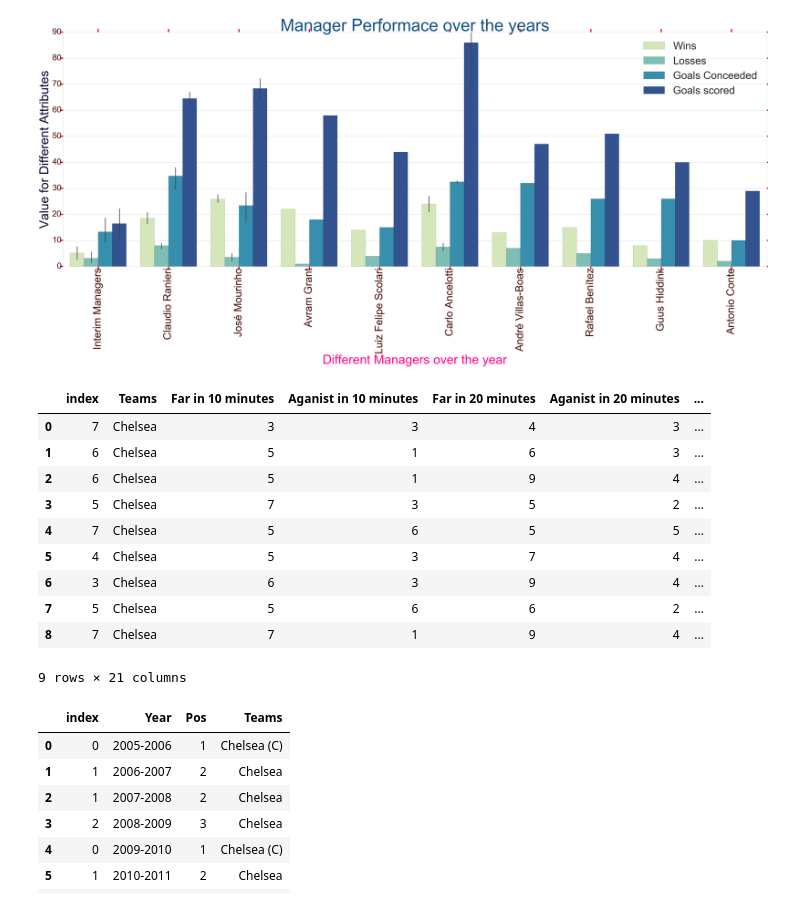
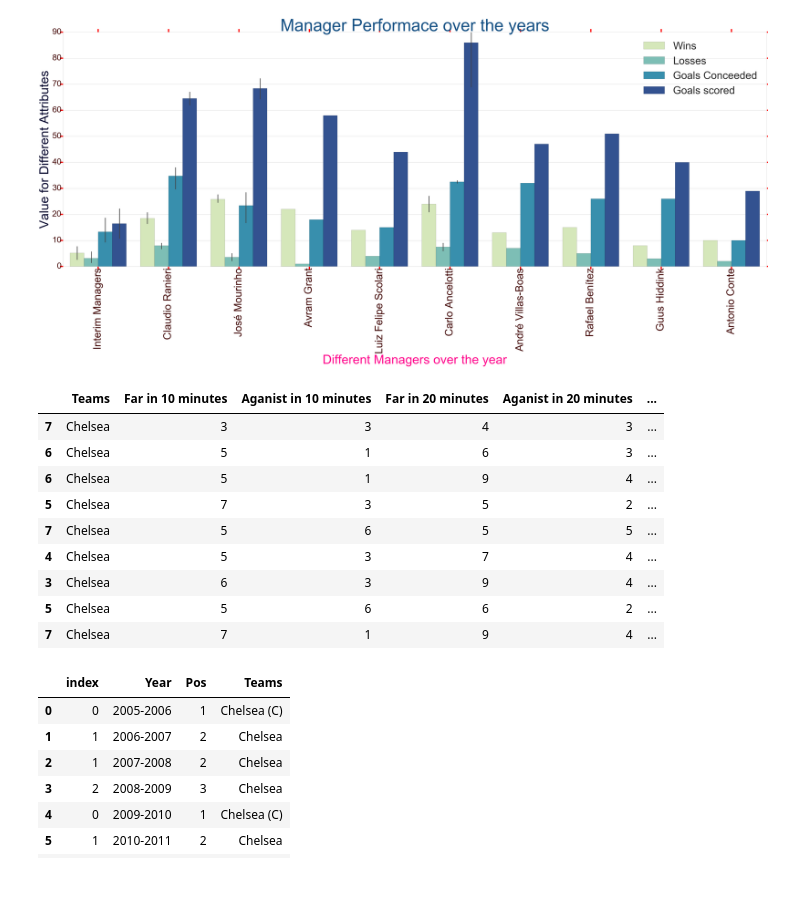
Before and after one commit to Sujaydas/DataAnalysisusingPython, a Jupyter notebook: Final Exam/Final Data Analysis and Visualization Project.ipynb, the cells around one changed output. Drawn from its saved outputs; the diff is of its cells as text; code cells hidden in the pictures.

```diff
--- a/Final Exam/Final Data Analysis and Visualization Project.ipynb
+++ b/Final Exam/Final Data Analysis and Visualization Project.ipynb
@@ -536,44 +536,49 @@ for Goals_file in glob(r"C:\Data Analysis\Sujay_DataAnalysis\Final\Goals\*.csv")
     Goals_df = Goals_df.rename(columns={'0-10': 'Far in 10 minutes'})
     Goals_df = Goals_df.rename(columns={'0-10.1': 'Aganist in 10 minutes'})
     Goals_df = Goals_df.rename(columns={'20-Nov': 'Far in 20 minutes'})
     Goals_df = Goals_df.rename(columns={'20-Nov.1': 'Aganist in 20 minutes'})
     Goals_df = Goals_df.rename(columns={'21-30': 'Far in 30 minutes'})
     Goals_df = Goals_df.rename(columns={'21-30.1': 'Aganist in 30 minutes'})
     Goals_df = Goals_df.rename(columns={'31-40': 'Far in 40 minutes'})
     Goals_df = Goals_df.rename(columns={'31-40.1': 'Aganist in 40 minutes'})
     Goals_df = Goals_df.rename(columns={'41-50': 'Far in 50 minutes'})
     Goals_df = Goals_df.rename(columns={'41-50.1': 'Aganist in 50 minutes'})
     Goals_df = Goals_df.rename(columns={'51-60': 'Far in 60 minutes'})
     Goals_df = Goals_df.rename(columns={'51-60.1': 'Aganist in 60 minutes'})
     Goals_df = Goals_df.rename(columns={'61-70': 'Far in 70 minutes'})
     Goals_df = Goals_df.rename(columns={'61-70.1': 'Aganist in 70 minutes'})
     Goals_df = Goals_df.rename(columns={'71-80': 'Far in 80 minutes'})
     Goals_df = Goals_df.rename(columns={'71-80.1': 'Aganist in 80 minutes'})
     Goals_df = Goals_df.rename(columns={'81-90': 'Far in 90 minutes'})
     Goals_df = Goals_df.rename(columns={'81-90.1': 'Aganist in 90 minutes'})
 
     temp_goals_df = Goals_df[:]
     temp_goals_df = temp_goals_df.ix[temp_goals_df['Teams'].str.contains(Team_Name_Goals)]
     goal_all_list.append(temp_goals_df)
 
     cnt2 +=1
     if cnt2 == 10: break
 
 
 Final_goal_df = pd.concat(goal_all_list)
 Final_goal_df.reset_index()
+
+
+#Final_goal_df_file = r"C:\Users\Hp\Desktop\New folder\test.csv"
+#Final_goal_df.to_csv(Final_goal_df_file, sep=',', encoding='utf-8')
+#inal_goal_df.to_csv()
+Final_goal_df
 # %% [output]
-|  | index | Teams | Far in 10 minutes | Aganist in 10 minutes | Far in 20 minutes | Aganist in 20 minutes | ... |
-| 0 | 7 | Chelsea | 3 | 3 | 4 | 3 | ... |
-| 1 | 6 | Chelsea | 5 | 1 | 6 | 3 | ... |
-| 2 | 6 | Chelsea | 5 | 1 | 9 | 4 | ... |
-| 3 | 5 | Chelsea | 7 | 3 | 5 | 2 | ... |
-| 4 | 7 | Chelsea | 5 | 6 | 5 | 5 | ... |
-| 5 | 4 | Chelsea | 5 | 3 | 7 | 4 | ... |
-| 6 | 3 | Chelsea | 6 | 3 | 9 | 4 | ... |
-| 7 | 5 | Chelsea | 5 | 6 | 6 | 2 | ... |
-| 8 | 7 | Chelsea | 7 | 1 | 9 | 4 | ... |
+|  | Teams | Far in 10 minutes | Aganist in 10 minutes | Far in 20 minutes | Aganist in 20 minutes | ... |
+| 7 | Chelsea | 3 | 3 | 4 | 3 | ... |
+| 6 | Chelsea | 5 | 1 | 6 | 3 | ... |
+| 6 | Chelsea | 5 | 1 | 9 | 4 | ... |
+| 5 | Chelsea | 7 | 3 | 5 | 2 | ... |
+| 7 | Chelsea | 5 | 6 | 5 | 5 | ... |
+| 4 | Chelsea | 5 | 3 | 7 | 4 | ... |
+| 3 | Chelsea | 6 | 3 | 9 | 4 | ... |
+| 5 | Chelsea | 5 | 6 | 6 | 2 | ... |
+| 7 | Chelsea | 7 | 1 | 9 | 4 | ... |
-9 rows × 21 columns
 # %%
 league_all_list = []
 
```
Also changed, not shown: parts of 4 cells of this notebook, 2 other files.
